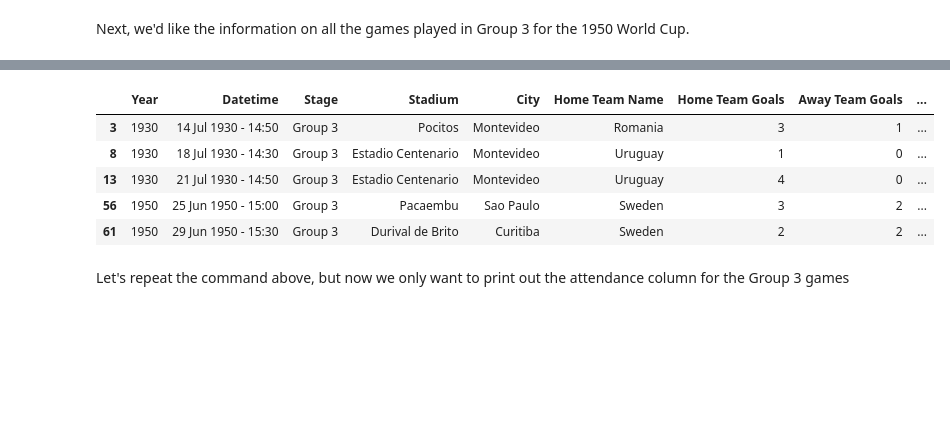
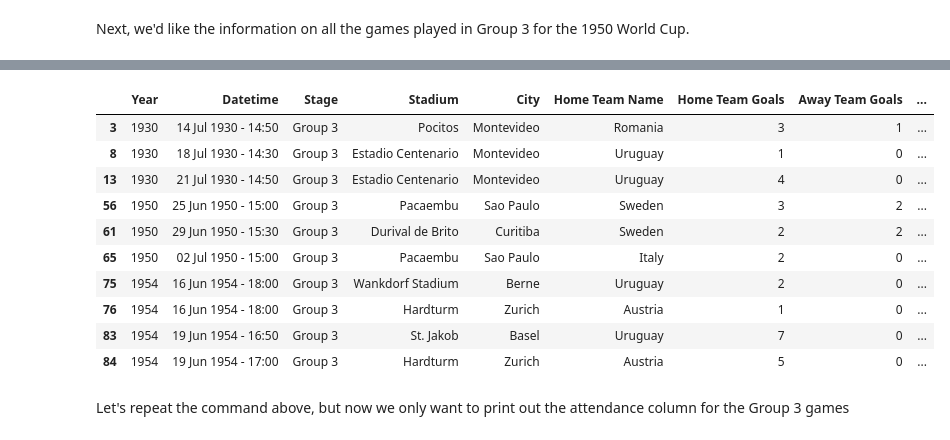
Before and after one commit to ColinFangshu/dsc-accessing-data-with-pandas-lab-seattle-ds-career-051319, a Jupyter notebook: index.ipynb, the cells around one changed output, grey strips where cells are left out. Saved outputs shown, nothing was run; the diff lists cells and outputs as text; code cells hidden in the pictures; blank space fills up the shorter version.

```diff
--- a/index.ipynb
+++ b/index.ipynb
@@ -140,14 +140,19 @@ Group_three.head()
 | 57 | 1950 | 25 Jun 1950 - 15:00 | Group 1 | Independencia | Belo Horizonte | Yugoslavia | 3 | 0 | ... |
 # %%
 Group_three = df.loc[df['Stage']=='Group 3']
-Group_three.head()
+Group_three.head(10)
 # %% [output]
 |  | Year | Datetime | Stage | Stadium | City | Home Team Name | Home Team Goals | Away Team Goals | ... |
 | 3 | 1930 | 14 Jul 1930 - 14:50 | Group 3 | Pocitos | Montevideo | Romania | 3 | 1 | ... |
 | 8 | 1930 | 18 Jul 1930 - 14:30 | Group 3 | Estadio Centenario | Montevideo | Uruguay | 1 | 0 | ... |
 | 13 | 1930 | 21 Jul 1930 - 14:50 | Group 3 | Estadio Centenario | Montevideo | Uruguay | 4 | 0 | ... |
 | 56 | 1950 | 25 Jun 1950 - 15:00 | Group 3 | Pacaembu | Sao Paulo | Sweden | 3 | 2 | ... |
 | 61 | 1950 | 29 Jun 1950 - 15:30 | Group 3 | Durival de Brito | Curitiba | Sweden | 2 | 2 | ... |
+| 65 | 1950 | 02 Jul 1950 - 15:00 | Group 3 | Pacaembu | Sao Paulo | Italy | 2 | 0 | ... |
+| 75 | 1954 | 16 Jun 1954 - 18:00 | Group 3 | Wankdorf Stadium | Berne | Uruguay | 2 | 0 | ... |
+| 76 | 1954 | 16 Jun 1954 - 18:00 | Group 3 | Hardturm | Zurich | Austria | 1 | 0 | ... |
+| 83 | 1954 | 19 Jun 1954 - 16:50 | Group 3 | St. Jakob | Basel | Uruguay | 7 | 0 | ... |
+| 84 | 1954 | 19 Jun 1954 - 17:00 | Group 3 | Hardturm | Zurich | Austria | 5 | 0 | ... |
 # %% [markdown]
 Let's repeat the command above, but now we only want to print out the attendance column for the Group 3 games
 # %% [markdown]
```
